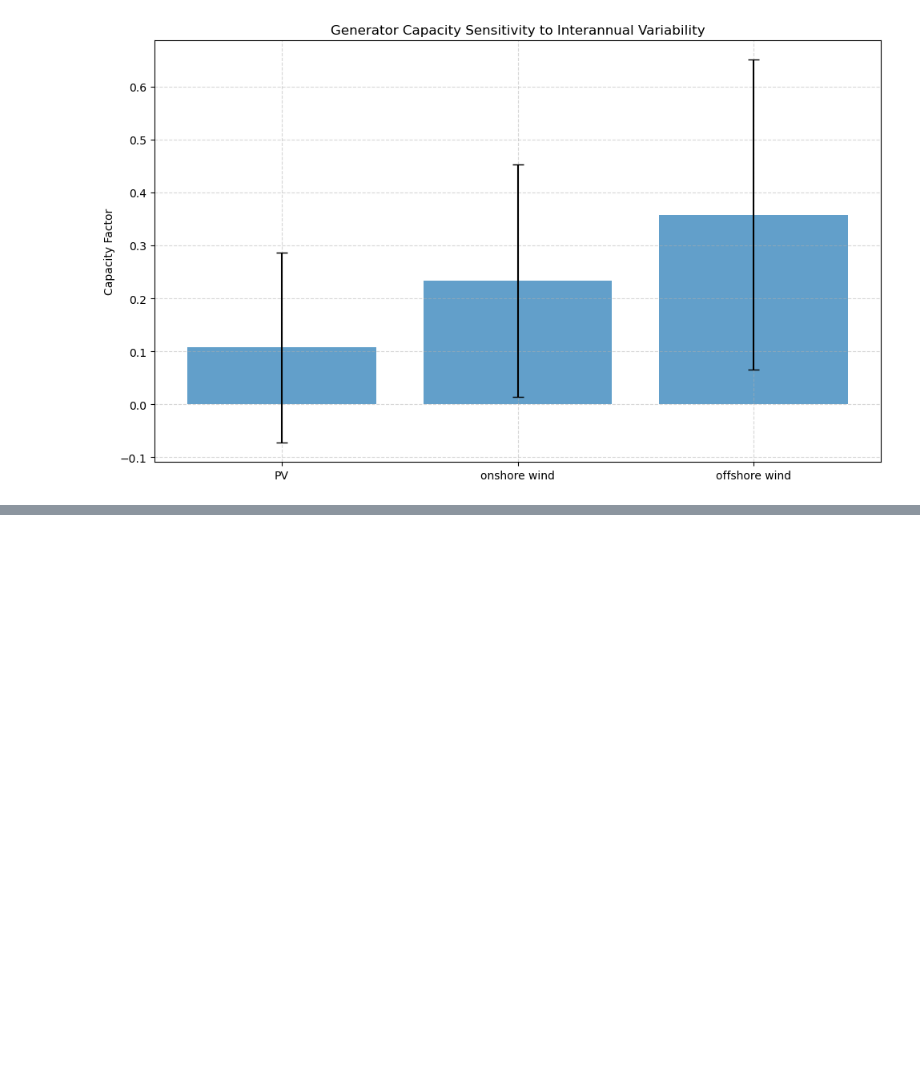
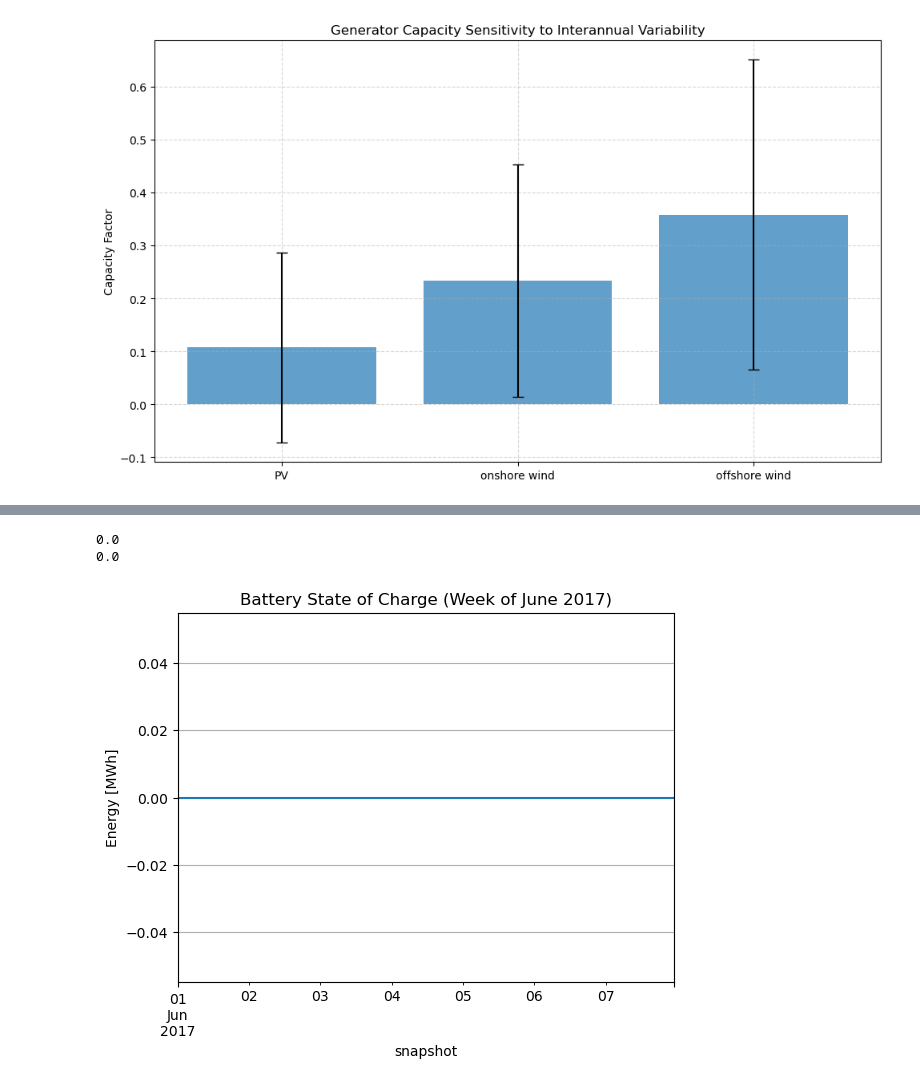
Before and after one commit to JuliaKatomena/Integrated-energy-grid, a Jupyter notebook: Project.ipynb, the cells around one changed output, grey strips where cells are left out. Saved outputs shown, nothing was run; the diff lists cells and outputs as text; code cells hidden in the pictures; blank space fills up the shorter version.

```diff
--- a/Project.ipynb
+++ b/Project.ipynb
@@ -396,0 +399,28 @@ plt.show()
+# %%
+network.add("Carrier", "battery")
+network.add("Carrier", "Pumped Hydro")
+
+# add storage units (battery and pumped hydro)
+network.add("StorageUnit", "battery",
+            bus="electricity bus",
+            p_nom=250,
+            max_hours=4,
+            p_nom_extendable = True,
+            efficiency_store=0.9,
+            efficiency_dispatch=0.9,
+            capital_cost=200000,
+            marginal_cost=0,
+            carrier="battery",
+            overwrite = True)
+
+network.add("StorageUnit", "Pumped Hydro",
+            bus="electricity bus",
+            p_nom=500,
+            p_nom_extendable = True,
+            max_hours=12,
+            efficiency_store=0.9,
+            efficiency_dispatch=0.9,
+            capital_cost=2000000,
+            marginal_cost=0,
+            carrier="Pumped Hydro",
+            overwrite = True)
@@ -396,0 +459,16 @@ plt.show()
+# %%
+p_nom_opt_batt = network.storage_units.loc["battery", "p_nom_opt"]
+p_nom_opt_pump = network.storage_units.loc["Pumped Hydro", "p_nom_opt"]
+print(p_nom_opt_batt)
+print(p_nom_opt_pump)
+# %% [output]
+0.0
+0.0
+# %%
+network.storage_units_t.state_of_charge["battery"].loc["2017-06-01":"2017-06-07"].plot()
+plt.title("Battery State of Charge (Week of June 2017)")
+plt.ylabel("Energy [MWh]")
+plt.grid()
+plt.show()
+# %% [output]
+[figure, added]
```
Also changed, not shown: parts of 6 cells of this notebook, 1 other file.
